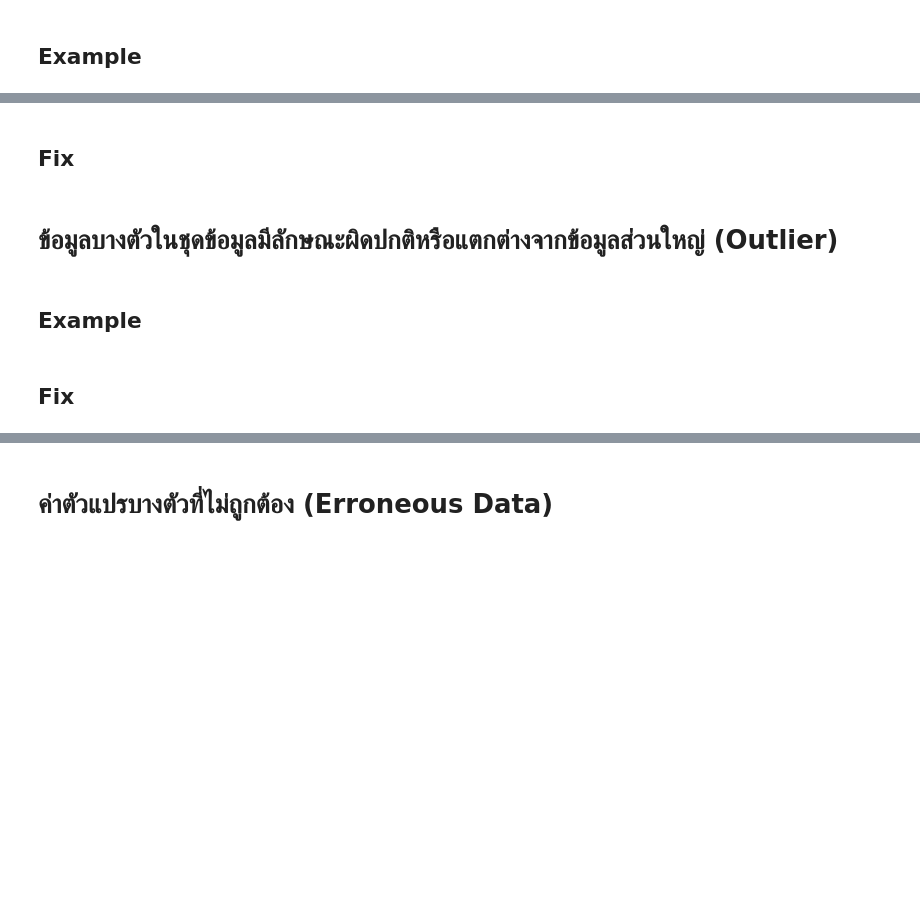
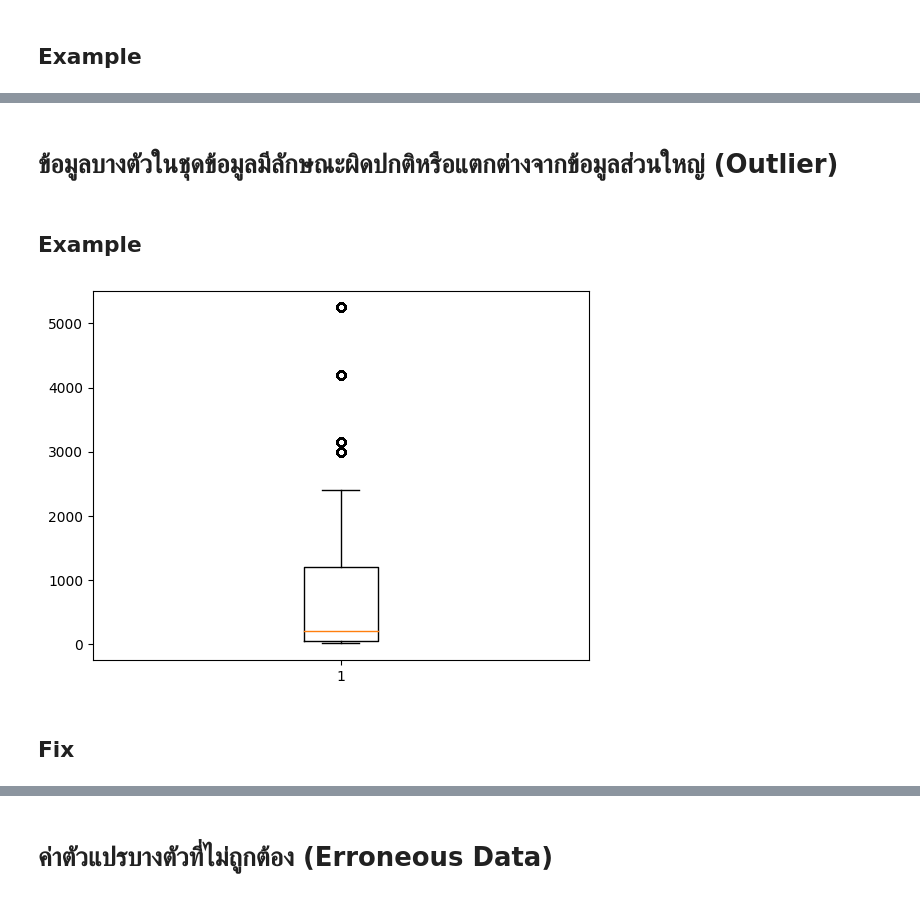
Before and after one commit to Nareekan789/BSC_DPDM23, a Jupyter notebook: Data_Preprocessing.ipynb, the cells around one changed output, grey strips where cells are left out. Cells and saved outputs as stored; diff of their text form; code cells hidden in the pictures; blank space fills up the shorter version.

Commit message:
missing duplicate outliers

```diff
--- a/Data_Preprocessing.ipynb
+++ b/Data_Preprocessing.ipynb
@@ -269,0 +324,2 @@ NameError: ignored
+# %% [markdown]
+# ข้อมูลบางตัวในชุดข้อมูลมีลักษณะผิดปกติหรือแตกต่างจากข้อมูลส่วนใหญ่ (Outlier)
@@ -270,8 +328,8 @@ NameError: ignored
+# %% [markdown]
+## Example
+# %%
+plt.boxplot(shopping_data['price']);
+# %% [output]
+[figure, added]
 # %% [markdown]
 ## Fix
-# %% [markdown]
-# ข้อมูลบางตัวในชุดข้อมูลมีลักษณะผิดปกติหรือแตกต่างจากข้อมูลส่วนใหญ่ (Outlier)
-# %% [markdown]
-## Example
-# %% [markdown]
-## Fix
```
Also changed, not shown: parts of 13 cells of this notebook.
